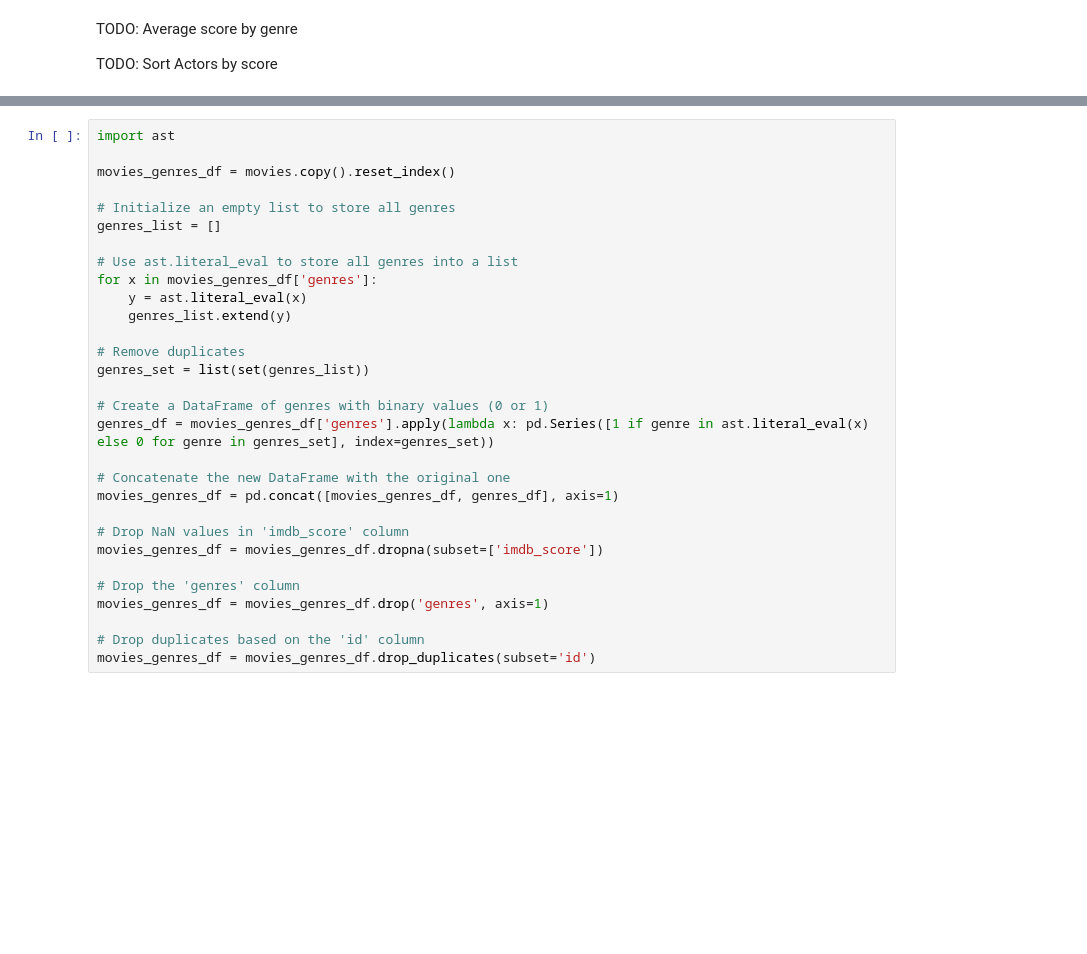
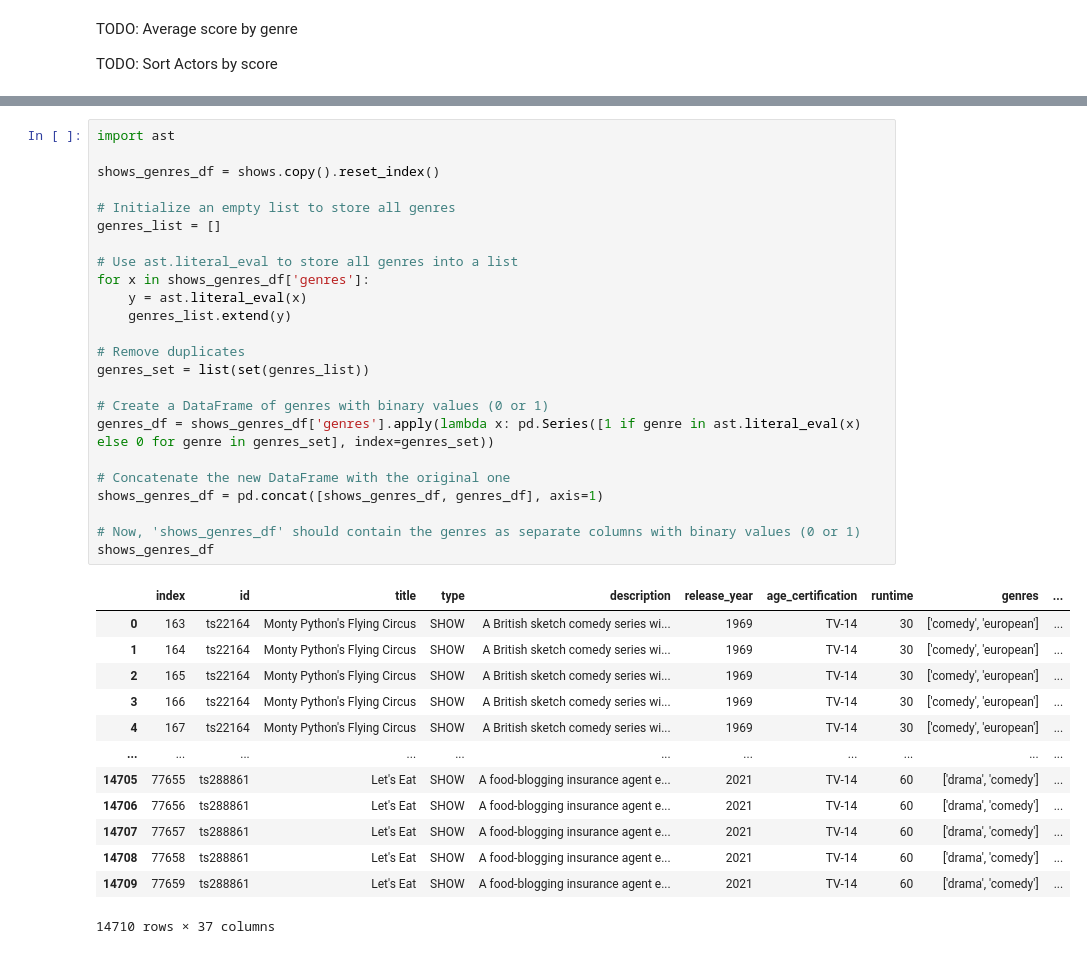
Before and after one commit to Vladboy2/EECS3401FinalProject, a Jupyter notebook: MovieShowPredictor.ipynb, the cells around one changed output, grey strips where cells are left out. Drawn from its saved outputs; the diff is of its cells as text; blank space fills up the shorter version.

Commit message:
Revert "EDA regarding score of genres"

```diff
--- a/MovieShowPredictor.ipynb
+++ b/MovieShowPredictor.ipynb
@@ -145,30 +163,38 @@ TODO: Sort Actors by score
 # %%
 import ast
 
-movies_genres_df = movies.copy().reset_index()
+shows_genres_df = shows.copy().reset_index()
 
 # Initialize an empty list to store all genres
 genres_list = []
 
 # Use ast.literal_eval to store all genres into a list
-for x in movies_genres_df['genres']:
+for x in shows_genres_df['genres']:
     y = ast.literal_eval(x)
     genres_list.extend(y)
 
 # Remove duplicates
 genres_set = list(set(genres_list))
 
 # Create a DataFrame of genres with binary values (0 or 1)
-genres_df = movies_genres_df['genres'].apply(lambda x: pd.Series([1 if genre in ast.literal_eval(x) else 0 for genre in genres_set], index=genres_set))
+genres_df = shows_genres_df['genres'].apply(lambda x: pd.Series([1 if genre in ast.literal_eval(x) else 0 for genre in genres_set], index=genres_set))
 
 # Concatenate the new DataFrame with the original one
-movies_genres_df = pd.concat([movies_genres_df, genres_df], axis=1)
+shows_genres_df = pd.concat([shows_genres_df, genres_df], axis=1)
 
-# Drop NaN values in 'imdb_score' column
-movies_genres_df = movies_genres_df.dropna(subset=['imdb_score'])
-
-# Drop the 'genres' column
-movies_genres_df = movies_genres_df.drop('genres', axis=1)
-
-# Drop duplicates based on the 'id' column
-movies_genres_df = movies_genres_df.drop_duplicates(subset='id')
+# Now, 'shows_genres_df' should contain the genres as separate columns with binary values (0 or 1)
+shows_genres_df
+# %% [output]
+|  | index | id | title | type | description | release_year | age_certification | runtime | genres | ... |
+| 0 | 163 | ts22164 | Monty Python's Flying Circus | SHOW | A British sketch comedy series wi... | 1969 | TV-14 | 30 | ['comedy', 'european'] | ... |
+| 1 | 164 | ts22164 | Monty Python's Flying Circus | SHOW | A British sketch comedy series wi... | 1969 | TV-14 | 30 | ['comedy', 'european'] | ... |
+| 2 | 165 | ts22164 | Monty Python's Flying Circus | SHOW | A British sketch comedy series wi... | 1969 | TV-14 | 30 | ['comedy', 'european'] | ... |
+| 3 | 166 | ts22164 | Monty Python's Flying Circus | SHOW | A British sketch comedy series wi... | 1969 | TV-14 | 30 | ['comedy', 'european'] | ... |
+| 4 | 167 | ts22164 | Monty Python's Flying Circus | SHOW | A British sketch comedy series wi... | 1969 | TV-14 | 30 | ['comedy', 'european'] | ... |
+| ... | ... | ... | ... | ... | ... | ... | ... | ... | ... | ... |
+| 14705 | 77655 | ts288861 | Let's Eat | SHOW | A food-blogging insurance agent e... | 2021 | TV-14 | 60 | ['drama', 'comedy'] | ... |
+| 14706 | 77656 | ts288861 | Let's Eat | SHOW | A food-blogging insurance agent e... | 2021 | TV-14 | 60 | ['drama', 'comedy'] | ... |
+| 14707 | 77657 | ts288861 | Let's Eat | SHOW | A food-blogging insurance agent e... | 2021 | TV-14 | 60 | ['drama', 'comedy'] | ... |
+| 14708 | 77658 | ts288861 | Let's Eat | SHOW | A food-blogging insurance agent e... | 2021 | TV-14 | 60 | ['drama', 'comedy'] | ... |
+| 14709 | 77659 | ts288861 | Let's Eat | SHOW | A food-blogging insurance agent e... | 2021 | TV-14 | 60 | ['drama', 'comedy'] | ... |
+14710 rows × 37 columns
```
Also changed, not shown: parts of 3 cells of this notebook.
